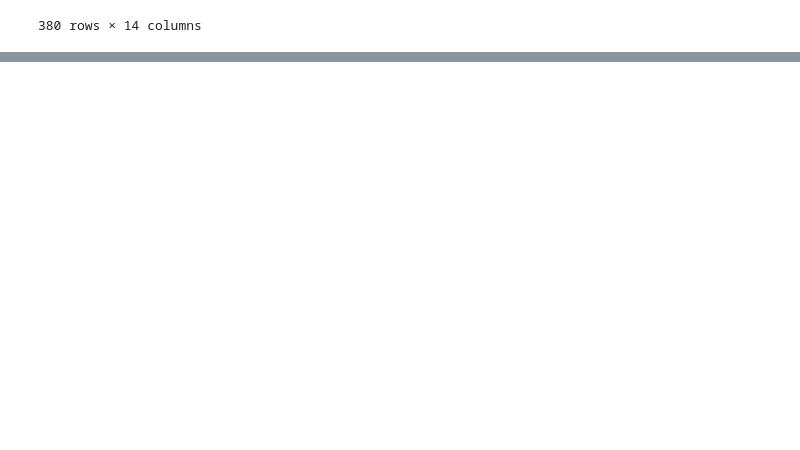
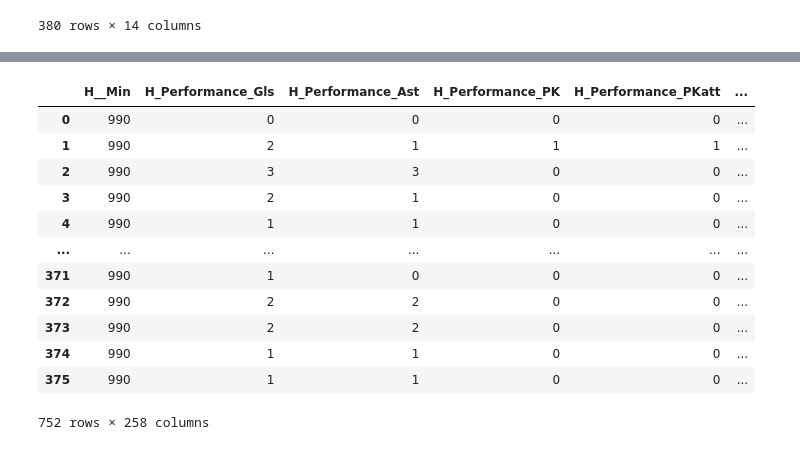
Before and after one commit to thejacobhyatt/EPLRank, a Jupyter notebook: scrape.ipynb, the cells around one changed output, grey strips where cells are left out. Saved outputs shown, nothing was run; the diff lists cells and outputs as text; code cells hidden in the pictures; blank space fills up the shorter version.

```diff
--- a/scrape.ipynb
+++ b/scrape.ipynb
@@ -193,7 +194,7 @@ missing_df = pd.DataFrame()
 url = df.loc[0, 'MatchReportURL']
 
 # Iterate through each match in the DataFrame
-for link in tqdm([313], desc="Processing Match IDs"):
+for link in tqdm([202,203,204,205], desc="Processing Match IDs"):
 
     url = df.loc[link, 'MatchReportURL']
     response = requests.get(url)
@@ -278,0 +354,18 @@ merged_df = df.merge(missing_df)
+# %%
+agg_df2 = pd.concat([agg_df, merged_df])
+# %%
+agg_df2
+# %% [output]
+|  | H__Min | H_Performance_Gls | H_Performance_Ast | H_Performance_PK | H_Performance_PKatt | ... |
+| 0 | 990 | 0 | 0 | 0 | 0 | ... |
+| 1 | 990 | 2 | 1 | 1 | 1 | ... |
+| 2 | 990 | 3 | 3 | 0 | 0 | ... |
+| 3 | 990 | 2 | 1 | 0 | 0 | ... |
+| 4 | 990 | 1 | 1 | 0 | 0 | ... |
+| ... | ... | ... | ... | ... | ... | ... |
+| 371 | 990 | 1 | 0 | 0 | 0 | ... |
+| 372 | 990 | 2 | 2 | 0 | 0 | ... |
+| 373 | 990 | 2 | 2 | 0 | 0 | ... |
+| 374 | 990 | 1 | 1 | 0 | 0 | ... |
+| 375 | 990 | 1 | 1 | 0 | 0 | ... |
+752 rows × 258 columns
```
Also changed, not shown: parts of 18 cells of this notebook, 1 other file.
